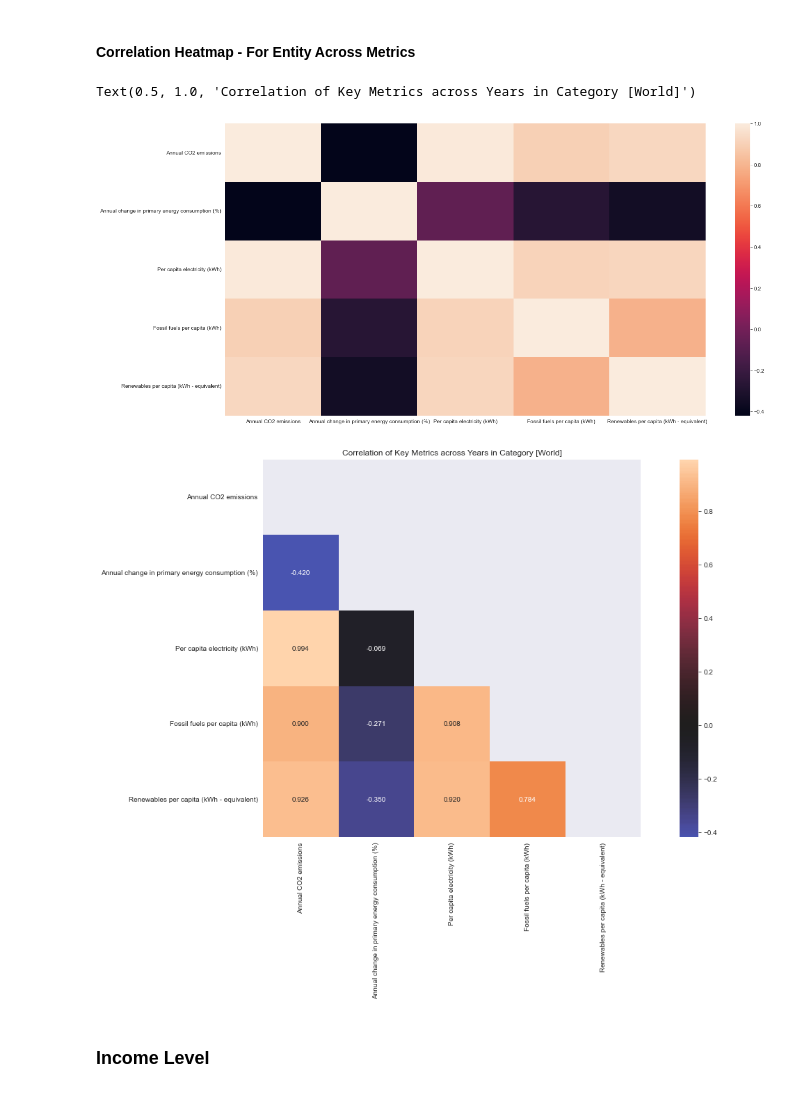
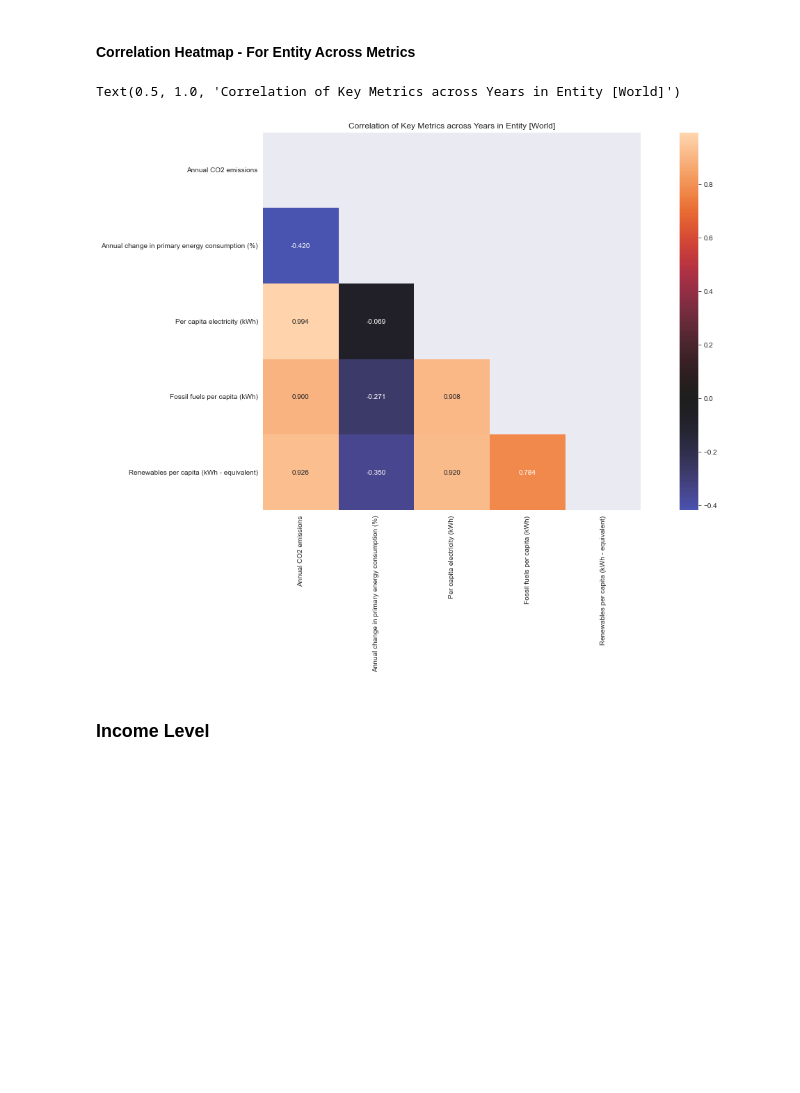
Before and after one commit to Etisaal-Intelligence/global_yearly_metrics_visualizer, a Jupyter notebook: 2_viz_notebooks/V1_entity_categories_analysis.ipynb, the cells around one changed output. Drawn from its saved outputs; the diff is of its cells as text; code cells hidden in the pictures; blank space fills up the shorter version.

```diff
--- a/viz_notebooks/V1_entity_categories_analysis.ipynb
+++ b/2_viz_notebooks/V1_entity_categories_analysis.ipynb
@@ -220,14 +220,11 @@ Text(0.5, 1.0, "Year x ['Solar Generation - TWh', 'prod of Electricity from sola
 # %%
 corr = df[corr_columns].corr()
 # %%
-sns.heatmap(data=corr)
-
 masked_heatmap()
-plt.title(f"Correlation of Key Metrics across Years in Category [{category_filter}]")
+plt.title(f"Correlation of Key Metrics across Years in Entity [{category_filter}]")
 # %% [output]
-Text(0.5, 1.0, 'Correlation of Key Metrics across Years in Category [World]')
+Text(0.5, 1.0, 'Correlation of Key Metrics across Years in Entity [World]')
-[figure, old version]
+[figure, new version]
-[figure, removed]
 # %% [markdown]
 ### Income Level
 # %%
```
Also changed, not shown: parts of 6 cells of this notebook.
